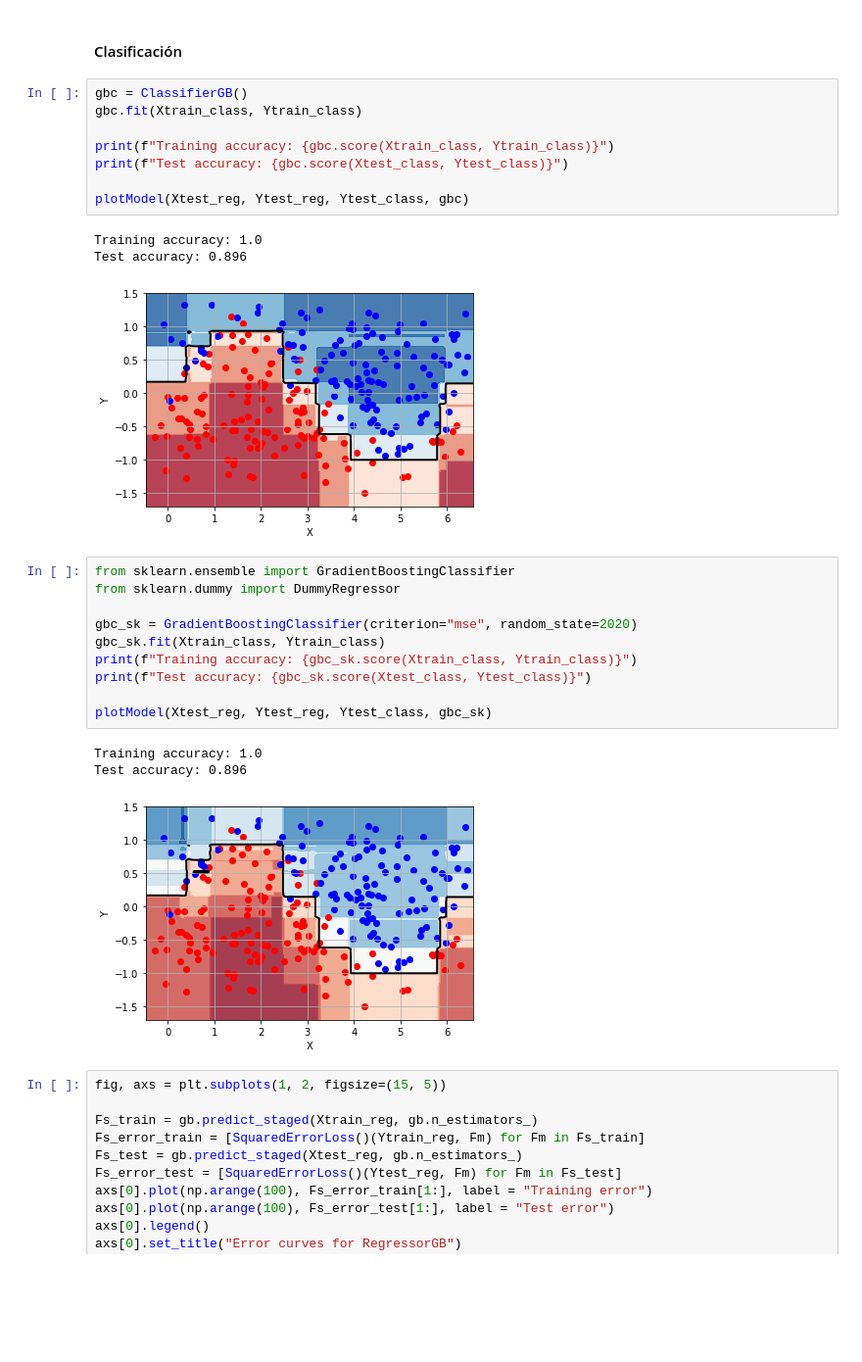
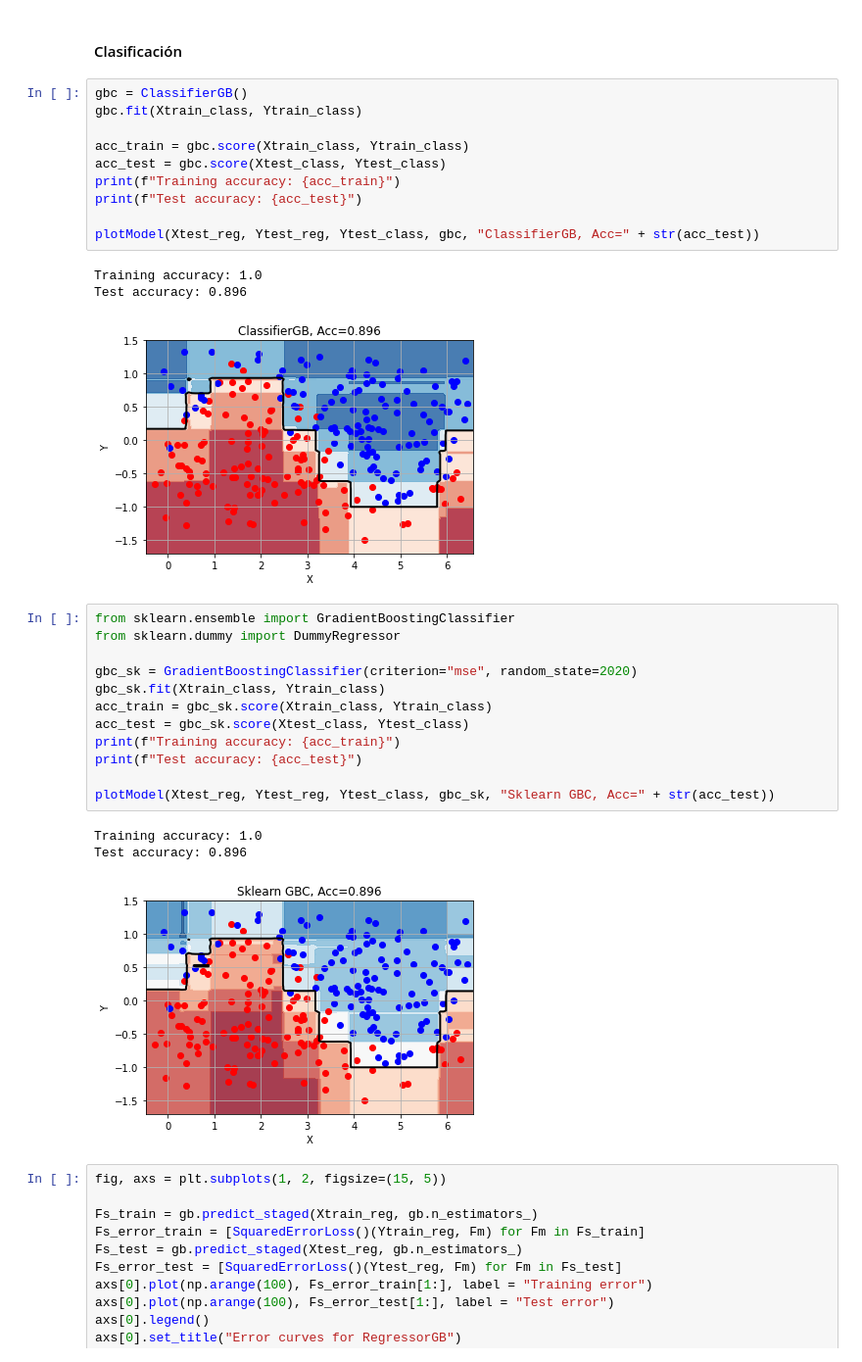
Before and after one commit to Ludvins/MCD_Practicas_MAAA, a Jupyter notebook: P2/P2_boosting.ipynb, the cells around one changed output. Shown: that part at 98% size. Drawn from its saved outputs; the diff is of its cells as text; blank space fills up the shorter version.

```diff
--- a/P2/P2_boosting.ipynb
+++ b/P2/P2_boosting.ipynb
@@ -579,29 +600,33 @@ Test MSE sklearn: 46632.05117535146
 # %%
 gbc = ClassifierGB()
 gbc.fit(Xtrain_class, Ytrain_class)
 
-print(f"Training accuracy: {gbc.score(Xtrain_class, Ytrain_class)}")
-print(f"Test accuracy: {gbc.score(Xtest_class, Ytest_class)}")
+acc_train = gbc.score(Xtrain_class, Ytrain_class)
+acc_test = gbc.score(Xtest_class, Ytest_class)
+print(f"Training accuracy: {acc_train}")
+print(f"Test accuracy: {acc_test}")
 
-plotModel(Xtest_reg, Ytest_reg, Ytest_class, gbc)
+plotModel(Xtest_reg, Ytest_reg, Ytest_class, gbc, "ClassifierGB, Acc=" + str(acc_test))
 # %% [output]
 Training accuracy: 1.0
 Test accuracy: 0.896
-[figure, old version]
+[figure, new version]
 # %%
 from sklearn.ensemble import GradientBoostingClassifier
 from sklearn.dummy import DummyRegressor
 
 gbc_sk = GradientBoostingClassifier(criterion="mse", random_state=2020)
 gbc_sk.fit(Xtrain_class, Ytrain_class)
-print(f"Training accuracy: {gbc_sk.score(Xtrain_class, Ytrain_class)}")
-print(f"Test accuracy: {gbc_sk.score(Xtest_class, Ytest_class)}")
+acc_train = gbc_sk.score(Xtrain_class, Ytrain_class)
+acc_test = gbc_sk.score(Xtest_class, Ytest_class)
+print(f"Training accuracy: {acc_train}")
+print(f"Test accuracy: {acc_test}")
 
-plotModel(Xtest_reg, Ytest_reg, Ytest_class, gbc_sk)
+plotModel(Xtest_reg, Ytest_reg, Ytest_class, gbc_sk, "Sklearn GBC, Acc=" + str(acc_test))
 # %% [output]
 Training accuracy: 1.0
 Test accuracy: 0.896
-[figure, old version]
+[figure, new version]
 # %%
 fig, axs = plt.subplots(1, 2, figsize=(15, 5))
 
```
Also changed, not shown: parts of 1 cell of this notebook, 1 other file.
